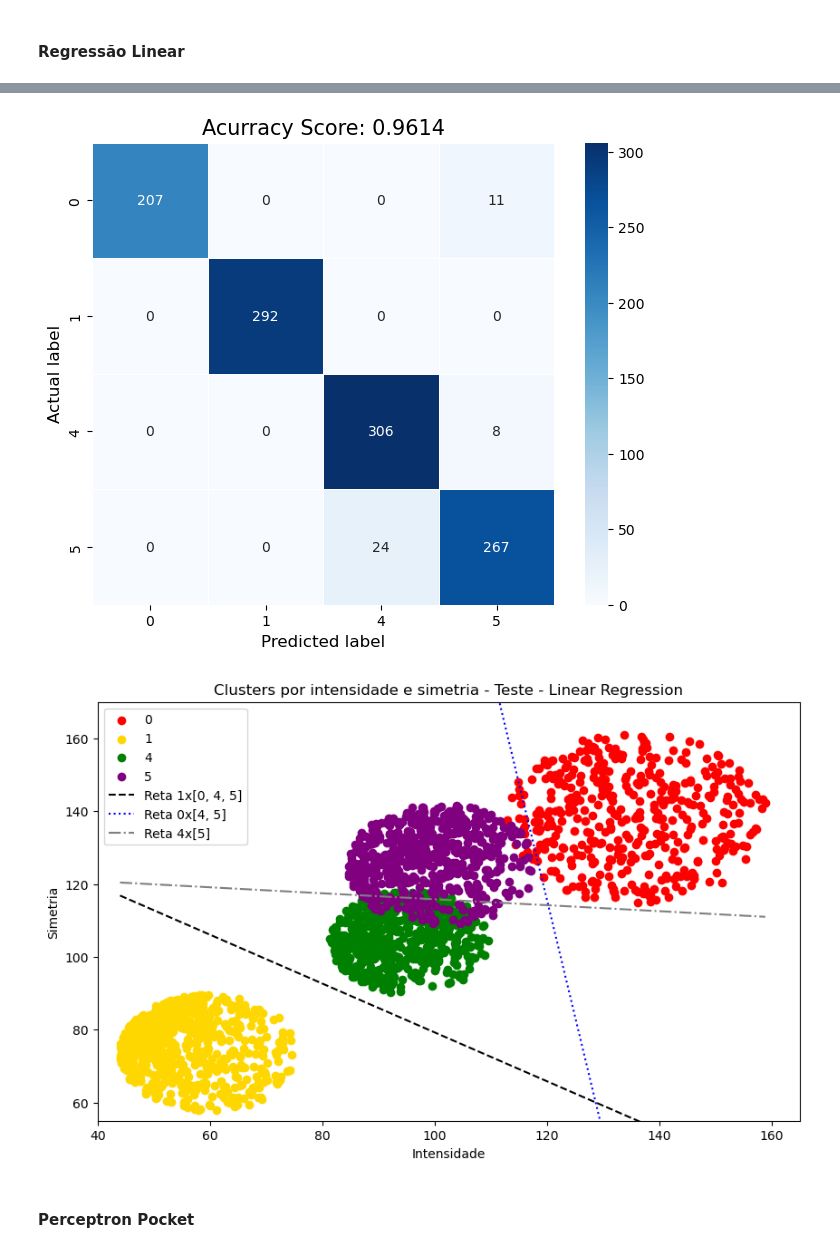
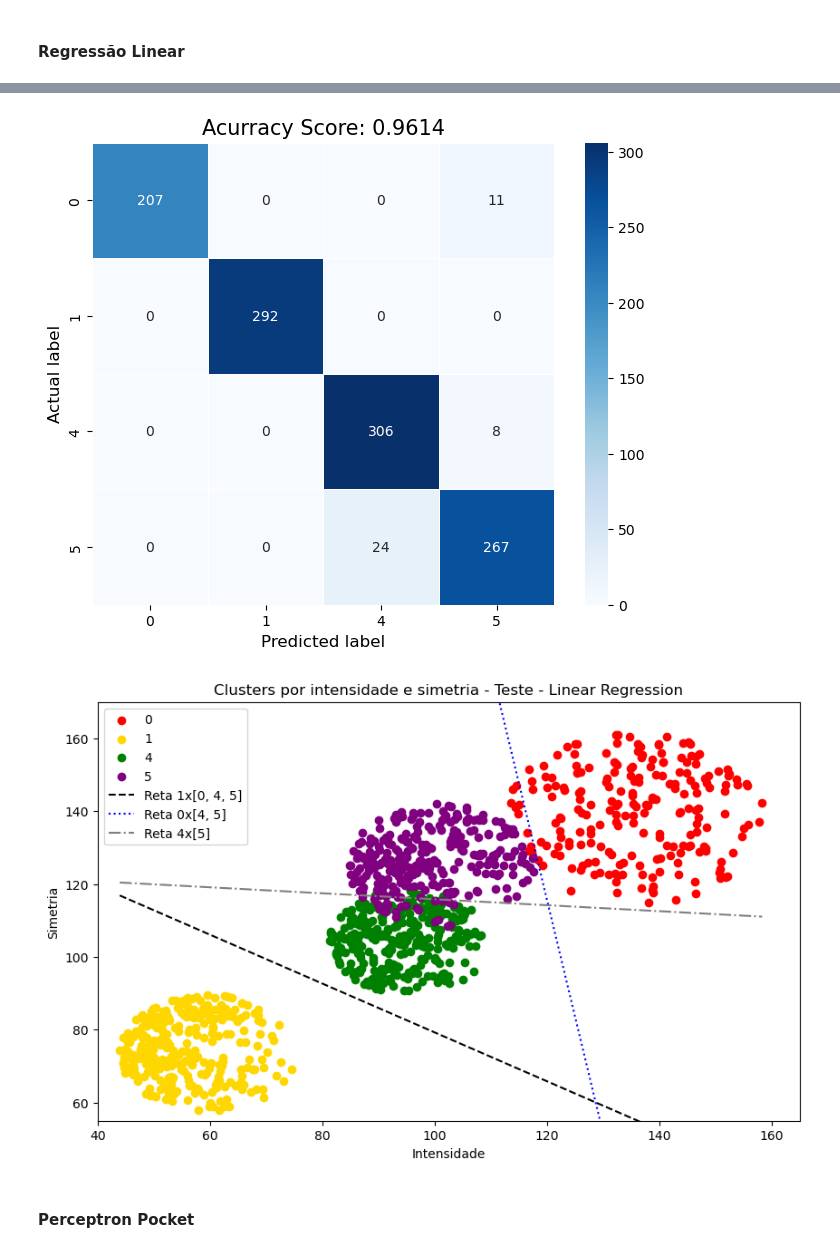
Before and after one commit to Guilherme-iram/Digits_project, a Jupyter notebook: resultados.ipynb, the cells around one changed output, grey strips where cells are left out. Cells and saved outputs as stored; diff of their text form; code cells hidden in the pictures.

```diff
--- a/resultados.ipynb
+++ b/resultados.ipynb
@@ -44,35 +44,35 @@ modelo_linreg = Um_contra_todos(lr, best_digits_linear_reg)
 modelo_linreg.execute(X_train, y_train)
 all_w_linreg = modelo_linreg.get_all_w()
 y_pred_linreg = modelo_linreg.predict_digit(X_test)
 
 
 print('Resultados - ' + str(lr))
 metrics = Metrics_multiclass(best_digits_linear_reg)
 metrics.print_metrics_multiclass(y_test, y_pred_linreg)
 
 title_linreg = 'Clusters por intensidade e simetria - Teste - ' + str(lr)
-plot_classification_digits(new_train_df, best_digits_linear_reg, title_linreg, W=all_w_linreg[:4])
+plot_classification_digits(new_test_df, best_digits_linear_reg, title_linreg, W=all_w_linreg[:4])
 modelo_linreg.save_all_w(file='best_W.csv')
 # %% [output]
 Resultados - Linear Regression
 ---------------------------------
 RELATORIO CLASSIFICACAO MULTICLASS
 _______________________________________________________
 Acurracy: 0.9614
 Error de Classificacao: 0.0386
 _______________________________________________________
 _______________________________________________________
 Precision para digito 0: 1.0000
 Recall para digito 0: 0.9495
 F1 Score para digito 0: 0.9741
 _______________________________________________________
 ... (13 lines left out)
 F1 Score para digito 5: 0.9255
 _______________________________________________________
 Weighted F1 Score: 0.9625
 ---------------------------------
 [figure]
-[figure, old version]
+[figure, new version]
 # %% [markdown]
 #### Perceptron Pocket
 # %%
```
Also changed, not shown: parts of 3 cells of this notebook, 4 other files.
